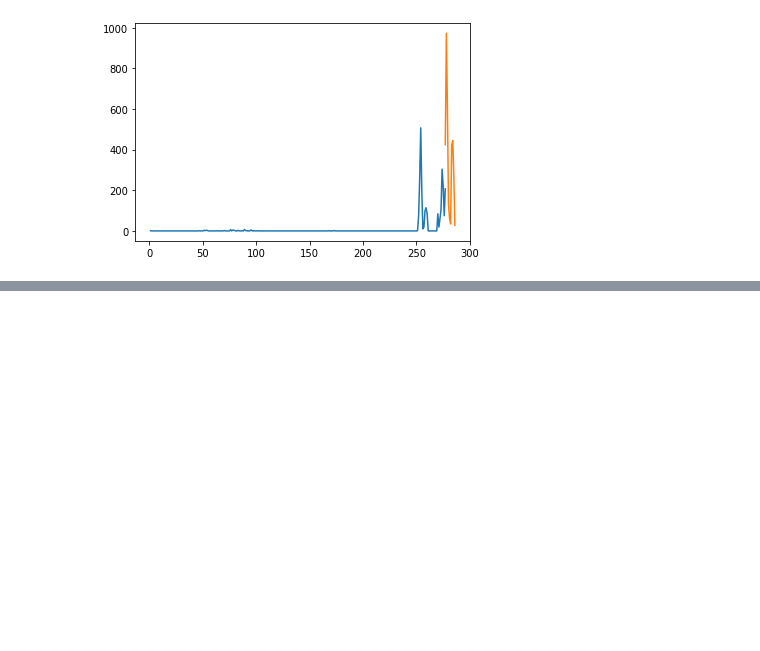
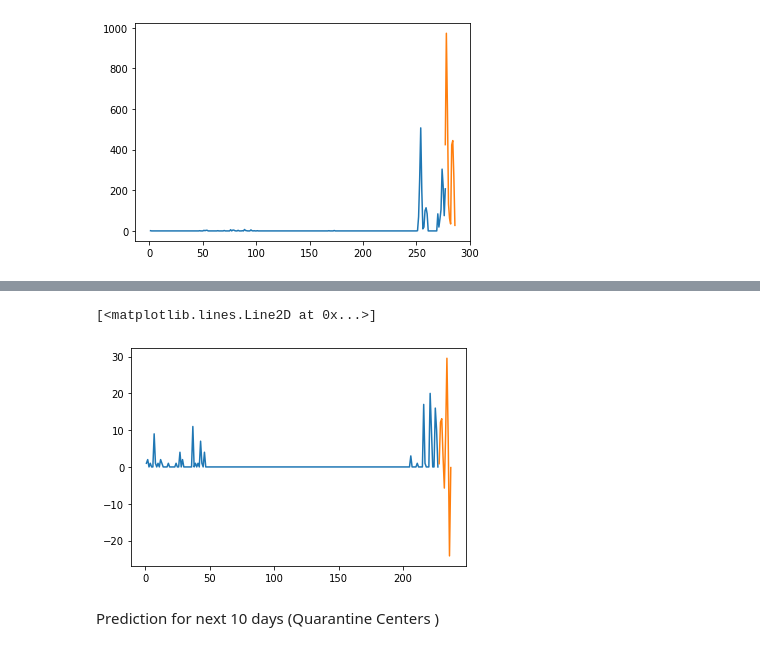
Before and after one commit to sathsaraRasantha/COVID-19_Predictive_Analysis, a Jupyter notebook: Covid_19.ipynb, the cells around one changed output, grey strips where cells are left out. Cells and saved outputs as stored; diff of their text form; code cells hidden in the pictures; blank space fills up the shorter version.

```diff
--- a/Covid_19.ipynb
+++ b/Covid_19.ipynb
@@ -895,0 +1015,11 @@ plt.plot(day_pred,lst_output_gampaha)
+# %%
+day_new=np.arange(1,228)
+day_pred=np.arange(228,238)
+
+plt.plot(day_new,kalutara['Count'])
+plt.plot(day_pred,lst_output_kalutara)
+# %% [output]
+[<matplotlib.lines.Line2D at 0x...>]
+[figure, added]
+# %% [markdown]
+Prediction for next 10 days (Quarantine Centers )
```
Also changed, not shown: parts of 53 cells of this notebook.
